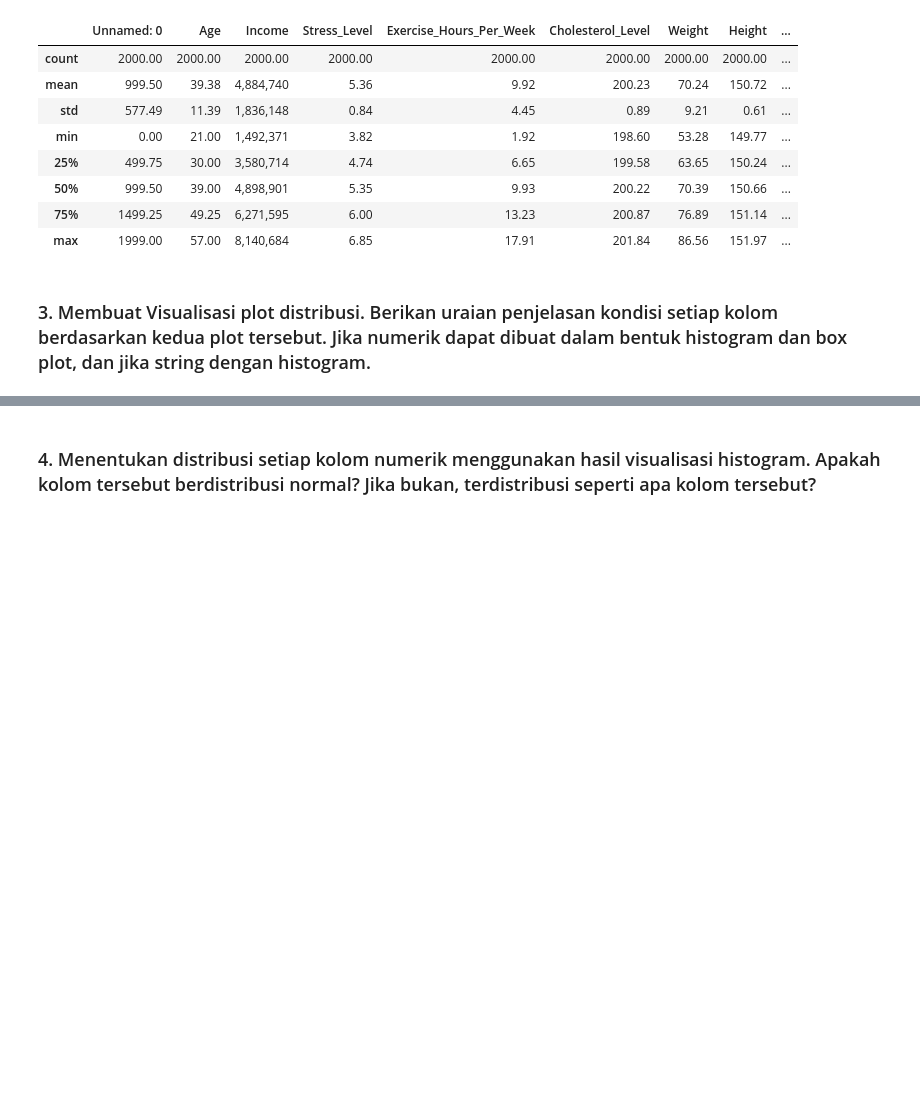
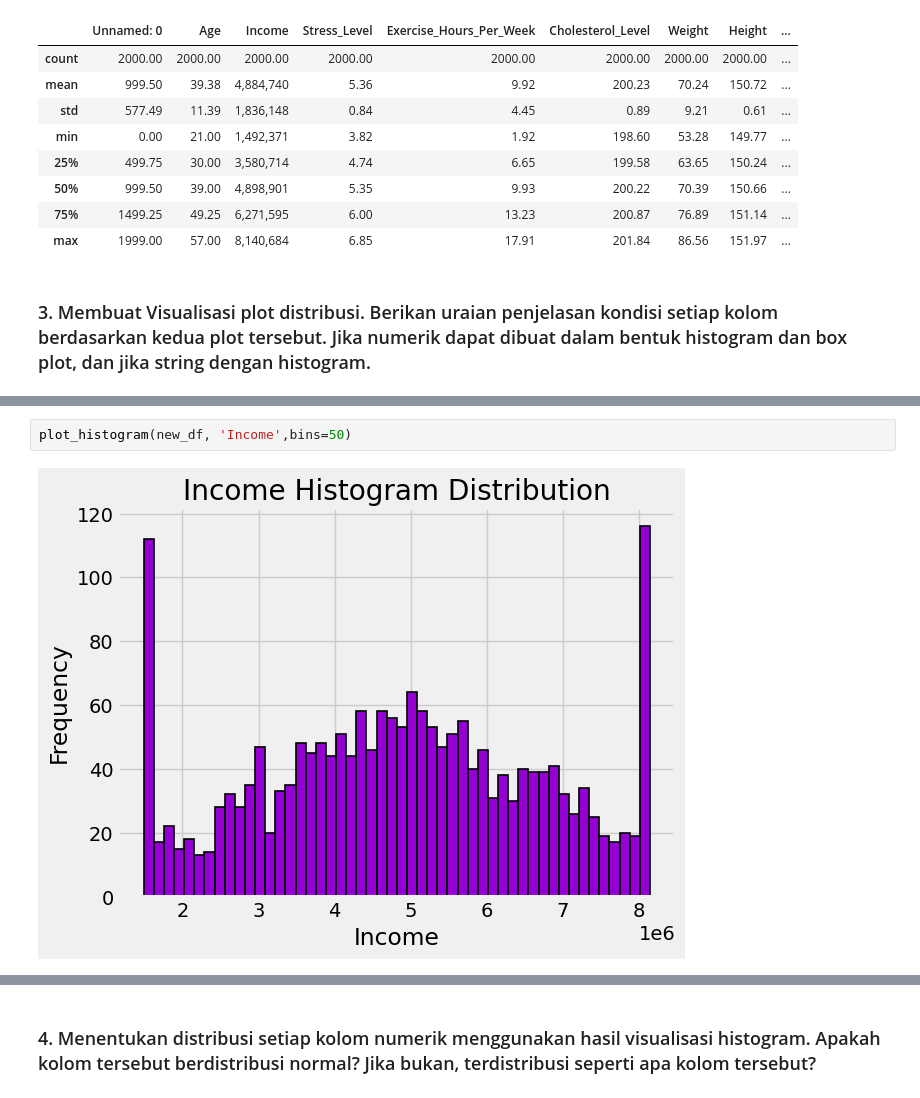
Before and after one commit to trimonuter/IF2220_HealthDatasetAnalysis, a Jupyter notebook: anal.ipynb, the cells around one changed output, grey strips where cells are left out. Saved outputs shown, nothing was run; the diff lists cells and outputs as text; blank space fills up the shorter version.

```diff
--- a/anal.ipynb
+++ b/anal.ipynb
@@ -107,0 +117,4 @@ df['Age'].plot(kind='box', vert=False, figsize=(16,2), color='darkviolet')
+# %%
+plot_histogram(new_df, 'Income',bins=50)
+# %% [output]
+[figure, added]
```
Also changed, not shown: parts of 6 cells of this notebook.
